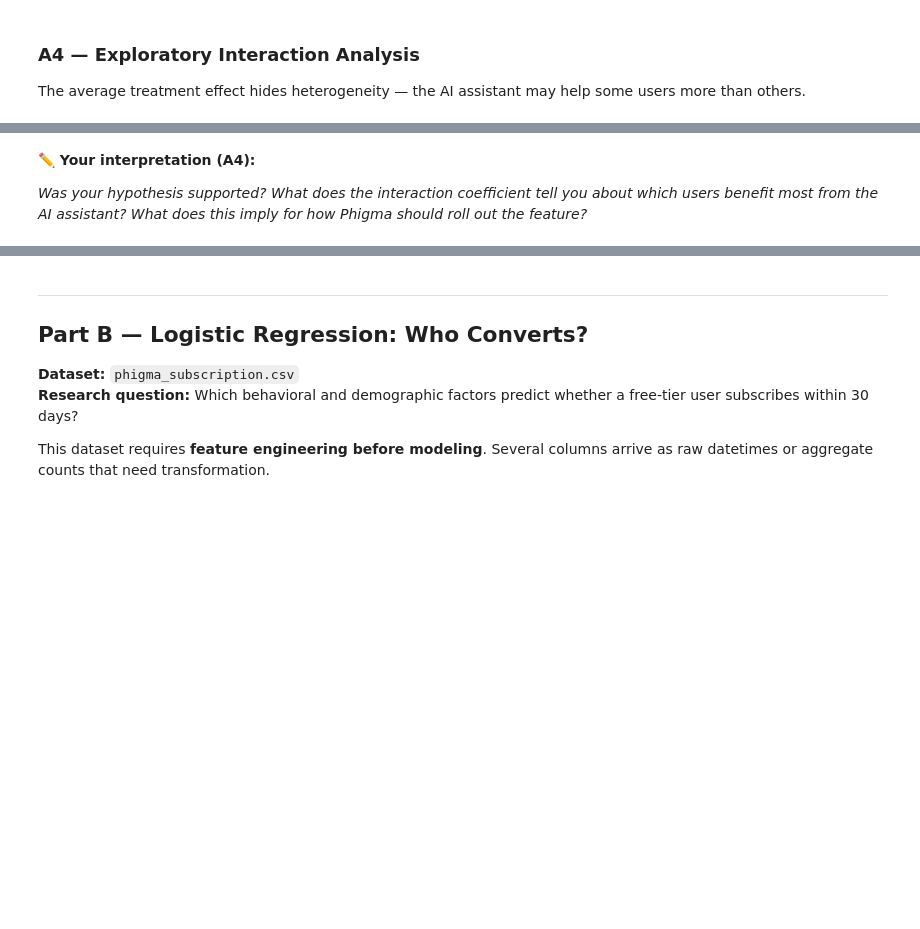
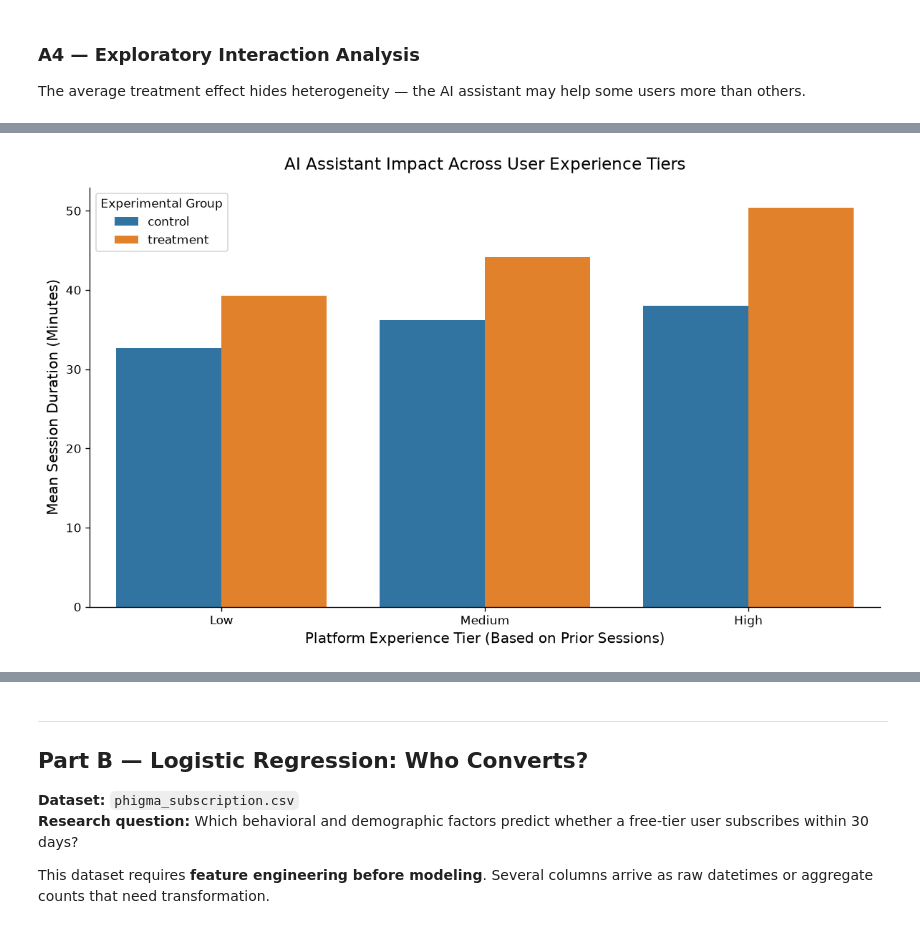
Before and after one commit to cda79/IAT461-Assignment02, a Jupyter notebook: IAT461_A2_Scaffold.ipynb, the cells around one changed output, grey strips where cells are left out. Drawn from its saved outputs; the diff is of its cells as text; code cells hidden in the pictures; blank space fills up the shorter version.

```diff
--- a/IAT461_A2_Scaffold.ipynb
+++ b/IAT461_A2_Scaffold.ipynb
@@ -654,4 +678,35 @@ The average treatment effect hides heterogeneity — the AI assistant may help s
-# %% [markdown]
-**✏️ Your interpretation (A4):**
-
-*Was your hypothesis supported? What does the interaction coefficient tell you about which users benefit most from the AI assistant? What does this imply for how Phigma should roll out the feature?*
+# %%
+# YOUR CODE HERE
+# Visualize the interaction
+# Example: plot mean log(outcome) for treatment vs control, split by the moderating variable
+# Use a grouped bar chart or overlapping regression lines
+
+# qcut into 3 equal buckets - 33% of users who fall into these categories
+df_ab["experience_tier"] = pd.qcut(
+    df_ab["log_prior_sessions"], q=3, labels=["Low", "Medium", "High"]
+)
+
+# group experience with AB groups and the average whiteboard session
+grouped_data = (df_ab.groupby(["experience_tier", "ab_group"])["avg_whiteboard_session_duration_min"].mean().reset_index())
+
+# grouped bar chart
+plt.figure(figsize=(10, 6))
+sns.barplot(
+    data=grouped_data,
+    x="experience_tier",
+    y="avg_whiteboard_session_duration_min",
+    hue="ab_group",
+)
+
+plt.title(
+    "AI Assistant Impact Across User Experience Tiers", fontsize=14, pad=15
+)
+plt.xlabel("Platform Experience Tier (Based on Prior Sessions)", fontsize=12)
+plt.ylabel("Mean Session Duration (Minutes)", fontsize=12)
+plt.legend(title="Experimental Group")
+sns.despine()
+
+plt.tight_layout()
+plt.show()
+# %% [output]
+[figure, added]
```
Also changed, not shown: parts of 9 cells of this notebook.
